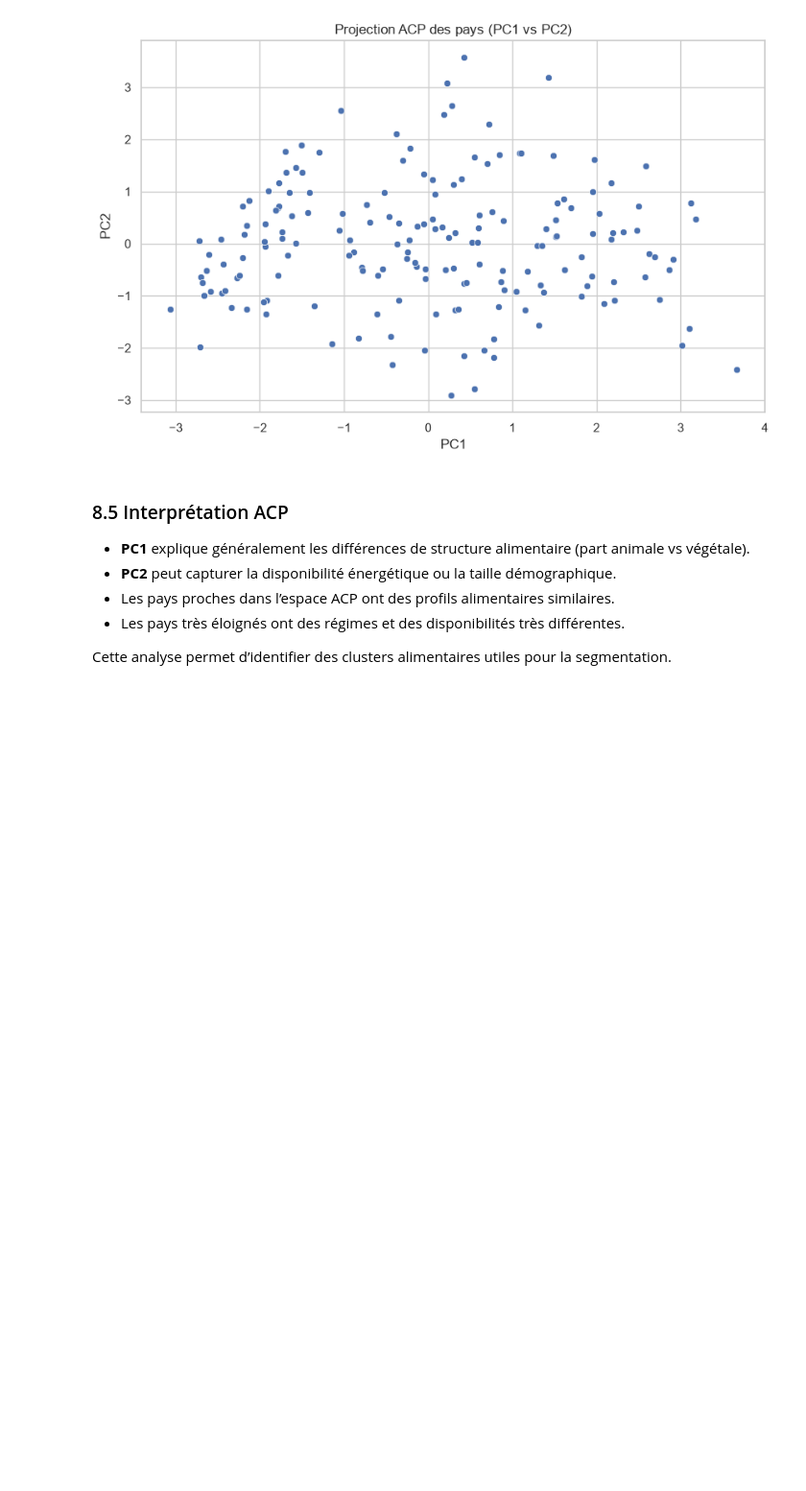
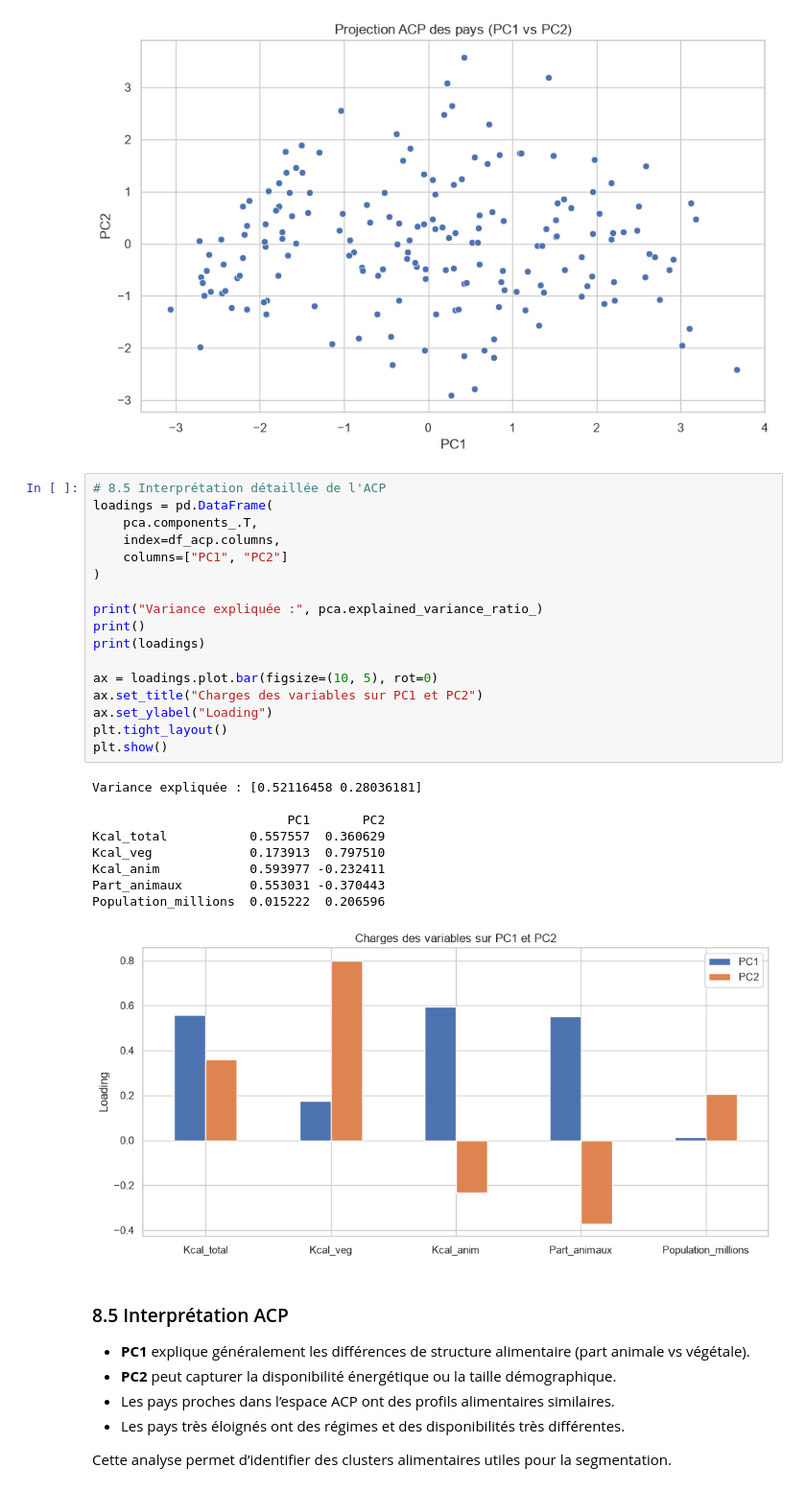
Before and after one commit to SIMPLON-DIST-Data-Analyst-211541/FAO-DATALAB_PATRICK, a Jupyter notebook: notebooks/J3_Modélisation_régression.ipynb, the cells around one changed output. Shown at 96% size. Drawn from its saved outputs; the diff is of its cells as text; blank space fills up the shorter version.

```diff
--- a/notebooks/J3_Modélisation_régression.ipynb
+++ b/notebooks/J3_Modélisation_régression.ipynb
@@ -170,6 +203,33 @@ plt.title("Projection ACP des pays (PC1 vs PC2)")
 plt.show()
 # %% [output]
 [figure]
+# %%
+# 8.5 Interprétation détaillée de l'ACP
+loadings = pd.DataFrame(
+    pca.components_.T,
+    index=df_acp.columns,
+    columns=["PC1", "PC2"]
+)
+
+print("Variance expliquée :", pca.explained_variance_ratio_)
+print()
+print(loadings)
+
+ax = loadings.plot.bar(figsize=(10, 5), rot=0)
+ax.set_title("Charges des variables sur PC1 et PC2")
+ax.set_ylabel("Loading")
+plt.tight_layout()
+plt.show()
+# %% [output]
+Variance expliquée : [0.52116458 0.28036181]
+
+                          PC1       PC2
+Kcal_total           0.557557  0.360629
+Kcal_veg             0.173913  0.797510
+Kcal_anim            0.593977 -0.232411
+Part_animaux         0.553031 -0.370443
+Population_millions  0.015222  0.206596
+[figure, added]
 # %% [markdown]
 ### 8.5 Interprétation ACP
 
```
Also changed, not shown: parts of 3 cells of this notebook.
